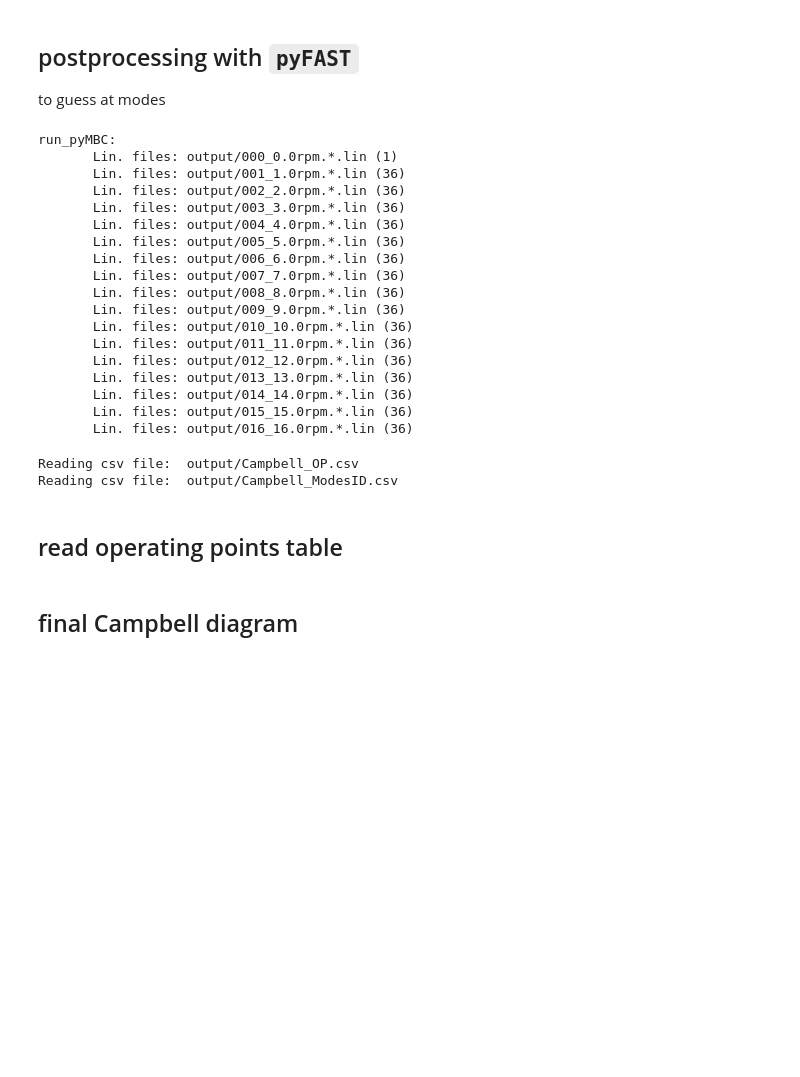
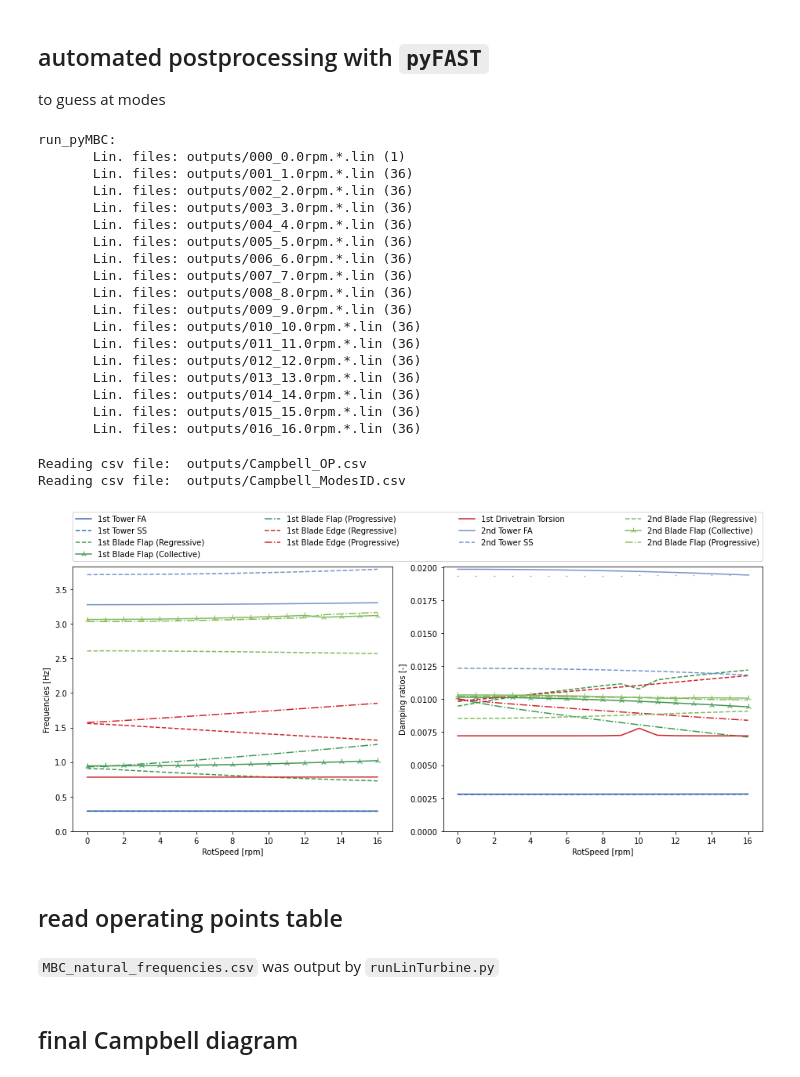
Before and after one commit to NREL/openfast-turbine-models, a Jupyter notebook: IEA-scaled/NREL-1.7-103/linearization/NREL-1.7-103_Campbell_diagram.ipynb, the cells around one changed output. Drawn from its saved outputs; the diff is of its cells as text; code cells hidden in the pictures; blank space fills up the shorter version.

```diff
--- a/IEA-scaled/NREL-1.7-103/linearization/NREL-1.7-103_Campbell_diagram.ipynb
+++ b/IEA-scaled/NREL-1.7-103/linearization/NREL-1.7-103_Campbell_diagram.ipynb
@@ -19,36 +19,35 @@ design_tower_ss_freqs = [0.2709746,  2.25529807, 4.58439115]
 # %% [markdown]
-## postprocessing with `pyFAST`
+## automated postprocessing with `pyFAST`
 to guess at modes
 # %%
-fstFiles = glob.glob('output/*.fst')
+fstFiles = glob.glob('outputs/*.fst')
 fstFiles.sort()
 OP, Freq, Damp, UnMapped, ModeData, modeID_file = lin.postproCampbell(fstFiles, BladeLen, TowerLen)
 # %% [output]
 run_pyMBC:
-       Lin. files: output/000_0.0rpm.*.lin (1)
-       Lin. files: output/001_1.0rpm.*.lin (36)
-       Lin. files: output/002_2.0rpm.*.lin (36)
-       Lin. files: output/003_3.0rpm.*.lin (36)
-       Lin. files: output/004_4.0rpm.*.lin (36)
-       Lin. files: output/005_5.0rpm.*.lin (36)
-       Lin. files: output/006_6.0rpm.*.lin (36)
-       Lin. files: output/007_7.0rpm.*.lin (36)
-       Lin. files: output/008_8.0rpm.*.lin (36)
-       Lin. files: output/009_9.0rpm.*.lin (36)
-       Lin. files: output/010_10.0rpm.*.lin (36)
-       Lin. files: output/011_11.0rpm.*.lin (36)
-       Lin. files: output/012_12.0rpm.*.lin (36)
-       Lin. files: output/013_13.0rpm.*.lin (36)
-       Lin. files: output/014_14.0rpm.*.lin (36)
-       Lin. files: output/015_15.0rpm.*.lin (36)
-       Lin. files: output/016_16.0rpm.*.lin (36)
+       Lin. files: outputs/000_0.0rpm.*.lin (1)
+       Lin. files: outputs/001_1.0rpm.*.lin (36)
+       Lin. files: outputs/002_2.0rpm.*.lin (36)
+       Lin. files: outputs/003_3.0rpm.*.lin (36)
+       Lin. files: outputs/004_4.0rpm.*.lin (36)
+       Lin. files: outputs/005_5.0rpm.*.lin (36)
+       Lin. files: outputs/006_6.0rpm.*.lin (36)
+       Lin. files: outputs/007_7.0rpm.*.lin (36)
+       Lin. files: outputs/008_8.0rpm.*.lin (36)
+       Lin. files: outputs/009_9.0rpm.*.lin (36)
+       Lin. files: outputs/010_10.0rpm.*.lin (36)
+       Lin. files: outputs/011_11.0rpm.*.lin (36)
+       Lin. files: outputs/012_12.0rpm.*.lin (36)
+       Lin. files: outputs/013_13.0rpm.*.lin (36)
+       Lin. files: outputs/014_14.0rpm.*.lin (36)
+       Lin. files: outputs/015_15.0rpm.*.lin (36)
+       Lin. files: outputs/016_16.0rpm.*.lin (36)
-# %%
-#fig, axes, figName =  lin.plotCampbellDataFile(modeID_file, 'ws', ylim=None)
-fig, axes, figName =  lin.plotCampbellDataFile(modeID_file)
-plt.close()
-# %% [output]
-Reading csv file:  output/Campbell_OP.csv
-Reading csv file:  output/Campbell_ModesID.csv
+# %%
+fig, axes, figName =  lin.plotCampbellDataFile(modeID_file, 'rpm')
+# %% [output]
+Reading csv file:  outputs/Campbell_OP.csv
+Reading csv file:  outputs/Campbell_ModesID.csv
+[figure, added]
 # %% [markdown]
 ## read operating points table
 # %%
@@ -59,4 +58,6 @@ GenTorque.loc[0] = 1e-9
 GenTorque.sort_index(inplace=True)
 GenTorque.loc[16.0] = np.nan
 GenTorque = GenTorque.fillna(method='ffill')
+# %% [markdown]
+`MBC_natural_frequencies.csv` was output by `runLinTurbine.py`
 # %%
```
Also changed, not shown: parts of 5 cells of this notebook, 3 other files.
